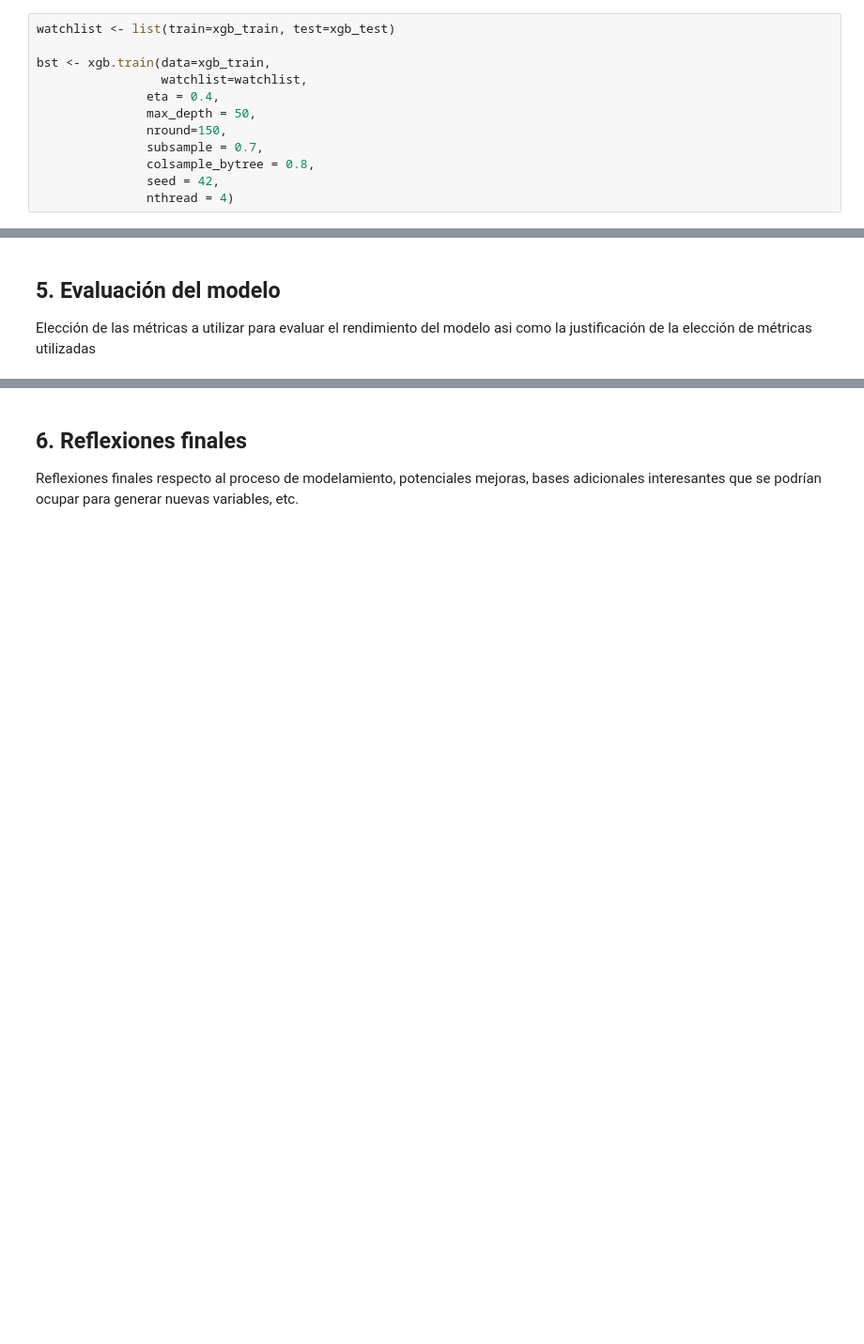
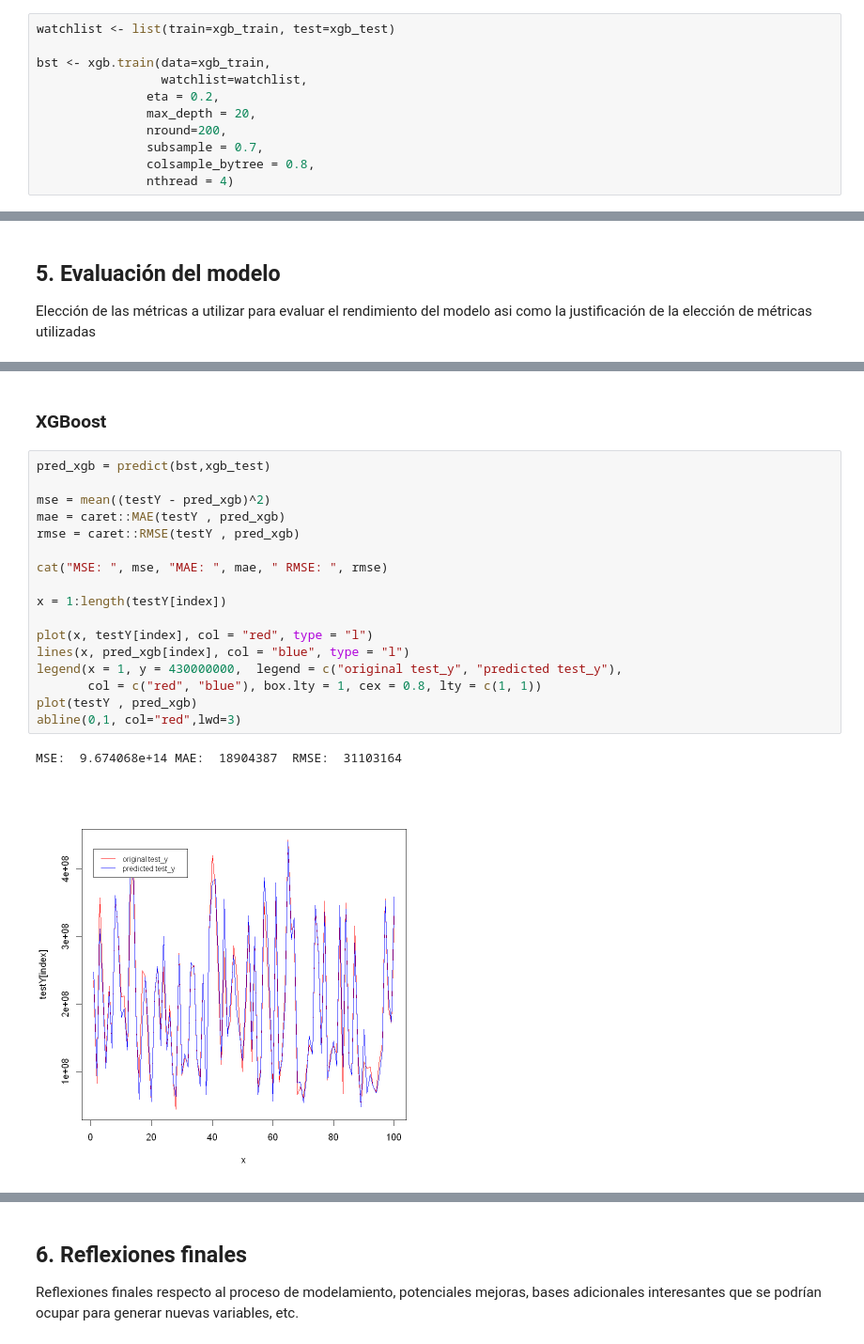
Before and after one commit to catalinavillamil/prueba_r, a Jupyter notebook: Prueba R.ipynb, the cells around one changed output, grey strips where cells are left out. Shown at 94% size. Saved outputs shown, nothing was run; the diff lists cells and outputs as text; blank space fills up the shorter version.

```diff
--- a/Prueba R.ipynb
+++ b/Prueba R.ipynb
@@ -438,11 +446,10 @@ watchlist <- list(train=xgb_train, test=xgb_test)
 
 bst <- xgb.train(data=xgb_train,
                  watchlist=watchlist,
-               eta = 0.4,
-               max_depth = 50,
-               nround=150,
+               eta = 0.2,
+               max_depth = 20,
+               nround=200,
                subsample = 0.7,
                colsample_bytree = 0.8,
-               seed = 42,
                nthread = 4)
 # %% [output]
@@ -541,0 +524,22 @@ Elección de las métricas a utilizar para evaluar el rendimiento del modelo asi
+# %% [markdown]
+###  XGBoost
+# %%
+pred_xgb = predict(bst,xgb_test)
+
+mse = mean((testY - pred_xgb)^2)
+mae = caret::MAE(testY , pred_xgb)
+rmse = caret::RMSE(testY , pred_xgb)
+
+cat("MSE: ", mse, "MAE: ", mae, " RMSE: ", rmse)
+
+x = 1:length(testY[index])
+
+plot(x, testY[index], col = "red", type = "l")
+lines(x, pred_xgb[index], col = "blue", type = "l")
+legend(x = 1, y = 430000000,  legend = c("original test_y", "predicted test_y"),
+       col = c("red", "blue"), box.lty = 1, cex = 0.8, lty = c(1, 1))
+plot(testY , pred_xgb)
+abline(0,1, col="red",lwd=3)
+# %% [output]
+MSE:  9.674068e+14 MAE:  18904387  RMSE:  31103164
+[figure, added]
```
Also changed, not shown: parts of 32 cells of this notebook.
